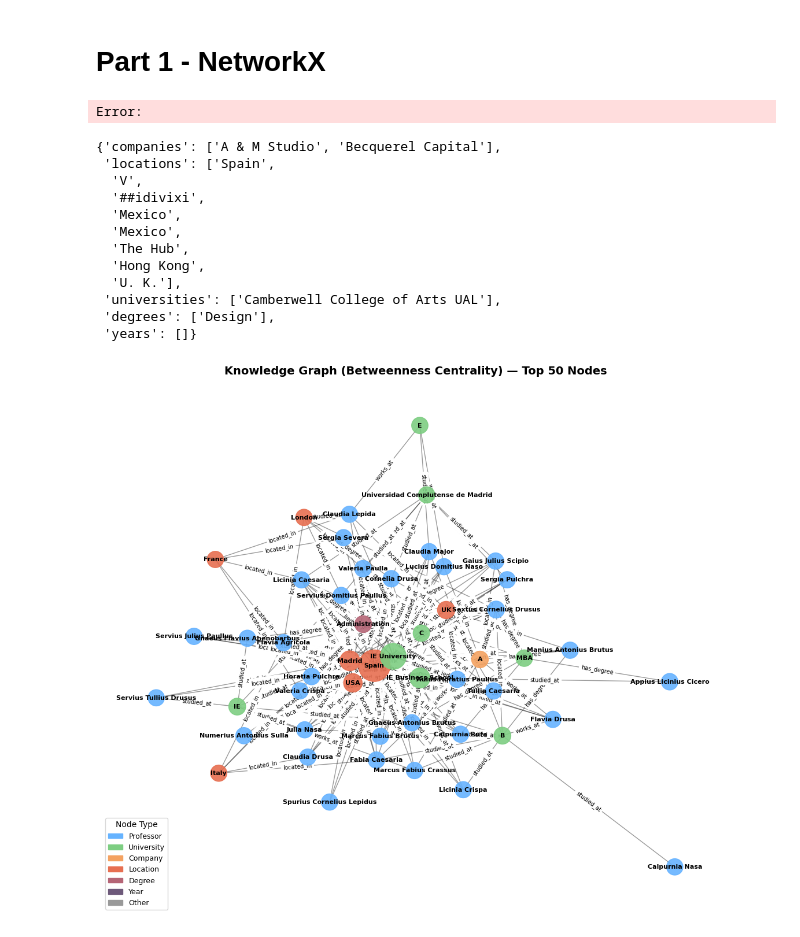
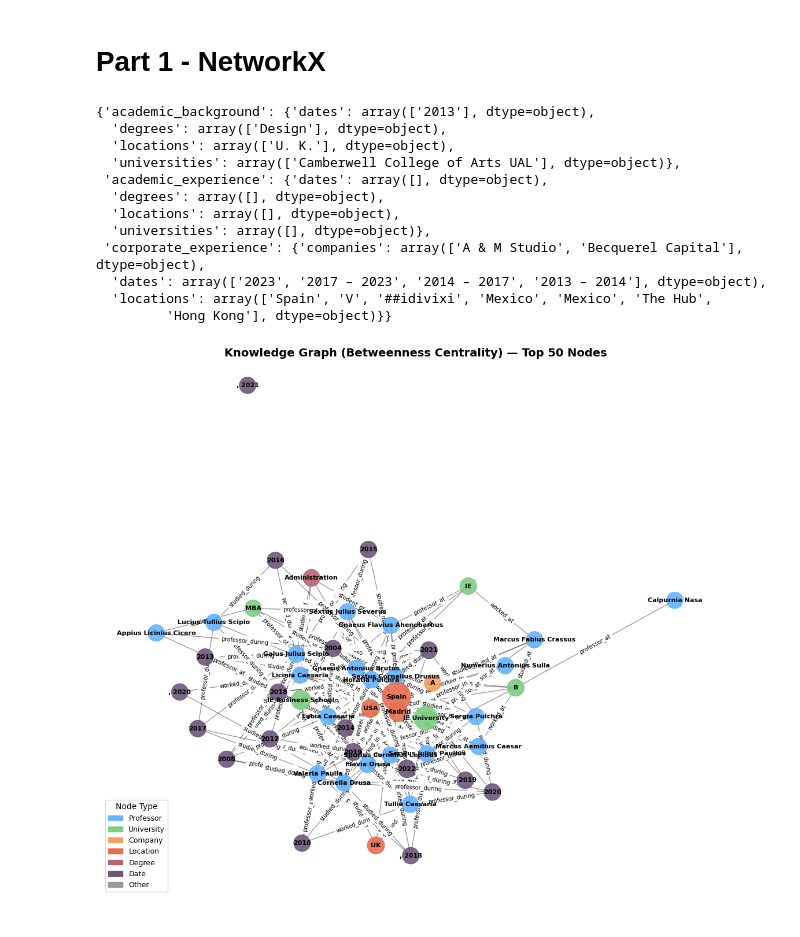
Before and after one commit to miguelfa77/dai-a1, a Jupyter notebook: part1/network.ipynb, the cells around one changed output. Cells and saved outputs as stored; diff of their text form; code cells hidden in the pictures.

```diff
--- a/part1/network.ipynb
+++ b/part1/network.ipynb
@@ -5,26 +5,23 @@ import pandas as pd
 import numpy as np
 import networkx as nx
 
-df = pd.read_csv('ner_predictions_v2.parquet')
-
-df['entities'] = df['entities'].apply(lambda x: eval(x))
+df = pd.read_parquet('ner_predictions_v2.parquet')
+#df['entities'] = df['entities'].apply(lambda x: eval(x))
-# %% [output]
-Error:
 # %%
 df.loc[0, 'entities']
 # %% [output]
-{'companies': ['A & M Studio', 'Becquerel Capital'],
- 'locations': ['Spain',
-  'V',
-  '##idivixi',
-  'Mexico',
-  'Mexico',
-  'The Hub',
-  'Hong Kong',
-  'U. K.'],
- 'universities': ['Camberwell College of Arts UAL'],
- 'degrees': ['Design'],
- 'years': []}
+{'academic_background': {'dates': array(['2013'], dtype=object),
+  'degrees': array(['Design'], dtype=object),
+  'locations': array(['U. K.'], dtype=object),
+  'universities': array(['Camberwell College of Arts UAL'], dtype=object)},
+ 'academic_experience': {'dates': array([], dtype=object),
+  'degrees': array([], dtype=object),
+  'locations': array([], dtype=object),
+  'universities': array([], dtype=object)},
+ 'corporate_experience': {'companies': array(['A & M Studio', 'Becquerel Capital'], dtype=object),
+  'dates': array(['2023', '2017 – 2023', '2014 – 2017', '2013 – 2014'], dtype=object),
+  'locations': array(['Spain', 'V', '##idivixi', 'Mexico', 'Mexico', 'The Hub',
+         'Hong Kong'], dtype=object)}}
 # %%
 G = nx.Graph()
 
@@ -110,7 +113,7 @@ def visualize_graph(G, top_n=80, layout_seed=42):
             color = "#e76f51"  # red
         elif node_type == "Degree":
             color = "#b56576"  # pink
-        elif node_type == "Year":
+        elif node_type == "Date":
             color = "#6d597a"  # purple
         else:
             color = "#999999"  # gray
@@ -140,7 +143,7 @@ def visualize_graph(G, top_n=80, layout_seed=42):
         mpatches.Patch(color="#f4a261", label="Company"),
         mpatches.Patch(color="#e76f51", label="Location"),
         mpatches.Patch(color="#b56576", label="Degree"),
-        mpatches.Patch(color="#6d597a", label="Year"),
+        mpatches.Patch(color="#6d597a", label="Date"),
         mpatches.Patch(color="#999999", label="Other"),
     ]
     plt.legend(handles=legend_patches, loc="lower left", fontsize=9, frameon=True, title="Node Type")
@@ -153,6 +156,6 @@ def visualize_graph(G, top_n=80, layout_seed=42):
     plt.axis("off")
     plt.show()
 # %%
-visualize_graph(G, top_n=100, layout_seed=42)
+visualize_graph(G, top_n=50, layout_seed=42)
 # %% [output]
-[figure, old version]
+[figure, new version]
```
Also changed, not shown: parts of 1 cell of this notebook, 5 other files.
